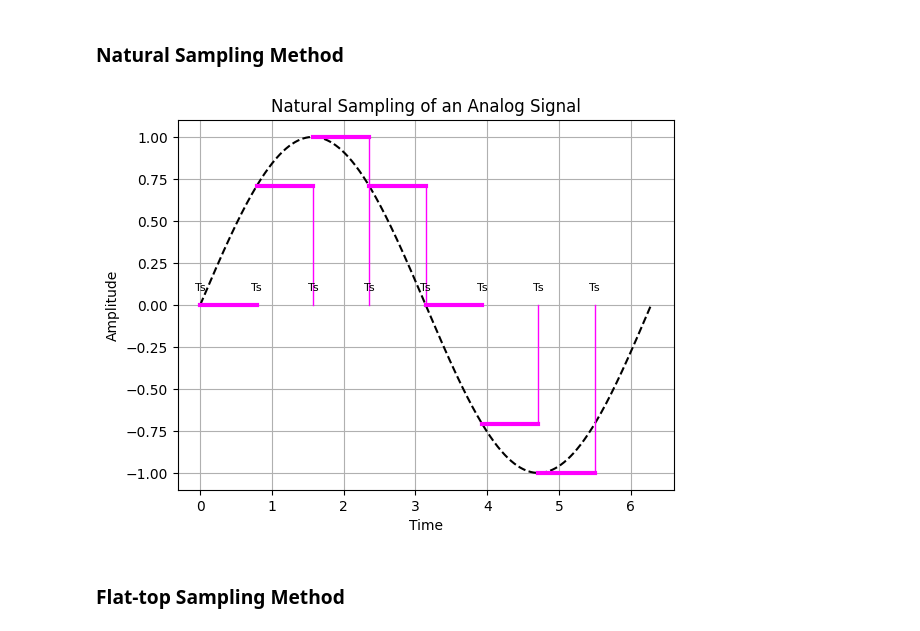
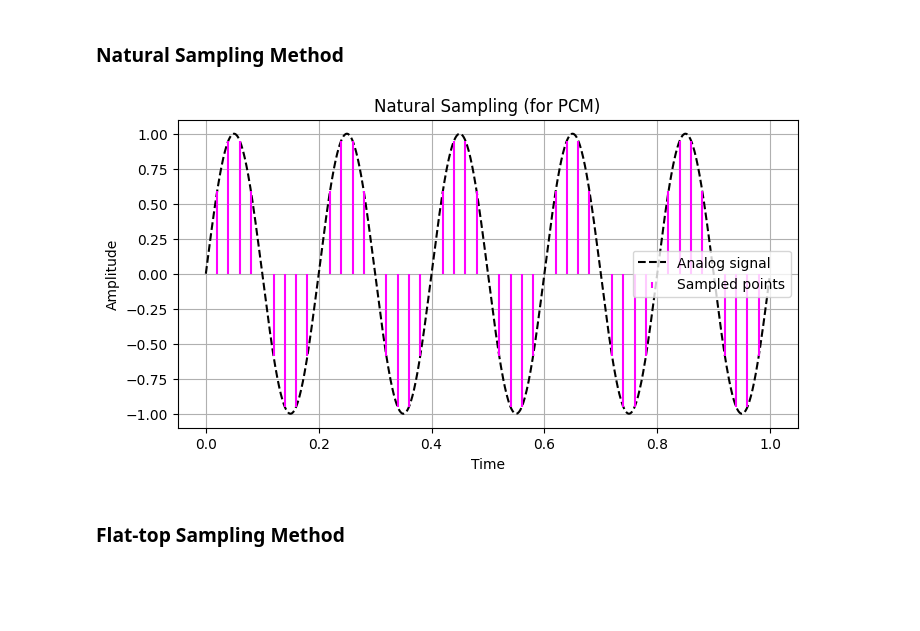
Before and after one commit to hansu0419/NSCOM03-Lab_2-Line_Coding, a Jupyter notebook: Section_8.ipynb, the cells around one changed output. Cells and saved outputs as stored; diff of their text form; code cells hidden in the pictures; blank space fills up the shorter version.

```diff
--- a/Section_8.ipynb
+++ b/Section_8.ipynb
@@ -41,43 +34,39 @@ plt.show()
 [figure]
 # %% [markdown]
 ### Natural Sampling Method
-# %%
-import numpy as np
-import matplotlib.pyplot as plt
-
-# Time axis from 0 to 2pi
-t = np.linspace(0, 2 * np.pi, 1000)
-# Analog signal: A sine wave
-analog_signal = np.sin(t)
-
-# Sampling period (Ts)
-Ts = np.pi / 4
-# Sample points
-sample_times = np.arange(0, 2 * np.pi, Ts)
-samples = np.sin(sample_times)
-
-# Plot the analog signal
-plt.plot(t, analog_signal, label='Analog signal', linestyle='--', color='black')
-
-# Plot the natural sampled signal (rectangular blocks)
-for i in range(len(sample_times) - 1):
-    plt.plot([sample_times[i], sample_times[i+1]], [samples[i], samples[i]], 'magenta', linewidth=3)
-    plt.plot([sample_times[i+1], sample_times[i+1]], [samples[i], 0], 'magenta', linewidth=1)
-
-# Annotating the sample points
-for i in range(len(sample_times)):
-    plt.annotate(f'Ts', (sample_times[i], 0), textcoords="offset points", xytext=(0,10), ha='center', fontsize=8)
-
-# Labels and Title
-plt.xlabel('Time')
-plt.ylabel('Amplitude')
-plt.title('Natural Sampling of an Analog Signal')
-plt.grid(True)
-
-# Show the plot
-plt.show()
-# %% [output]
-[figure, removed]
+# %%
+import numpy as np
+import matplotlib.pyplot as plt
+
+# Time settings
+fs = 1000  # Sampling frequency
+f = 5  # Frequency of the analog signal (Hz)
+t = np.linspace(0, 1, fs, endpoint=False)  # Time axis
+
+# Analog signal (sine wave)
+analog_signal = np.sin(2 * np.pi * f * t)
+
+# Natural sampling: Sampling with a continuous approximation
+sampling_frequency = 50  # Lower sampling frequency for visualization
+t_sampled = np.arange(0, 1, 1/sampling_frequency)
+sampled_signal = np.sin(2 * np.pi * f * t_sampled)
+
+# Plotting the analog signal and natural sampling
+plt.figure(figsize=(8, 4))
+plt.plot(t, analog_signal, 'k--', label="Analog signal")
+plt.stem(t_sampled, sampled_signal, linefmt='magenta', markerfmt=' ', basefmt=' ', label="Sampled points")
+
+# Labels and title
+plt.title('Natural Sampling (for PCM)')
+plt.xlabel('Time')
+plt.ylabel('Amplitude')
+plt.legend()
+plt.grid(True)
+
+# Show plot
+plt.show()
+# %% [output]
+[figure, added]
 # %% [markdown]
 ### Flat-top Sampling Method
 # %%
```
Also changed, not shown: parts of 3 cells of this notebook.
